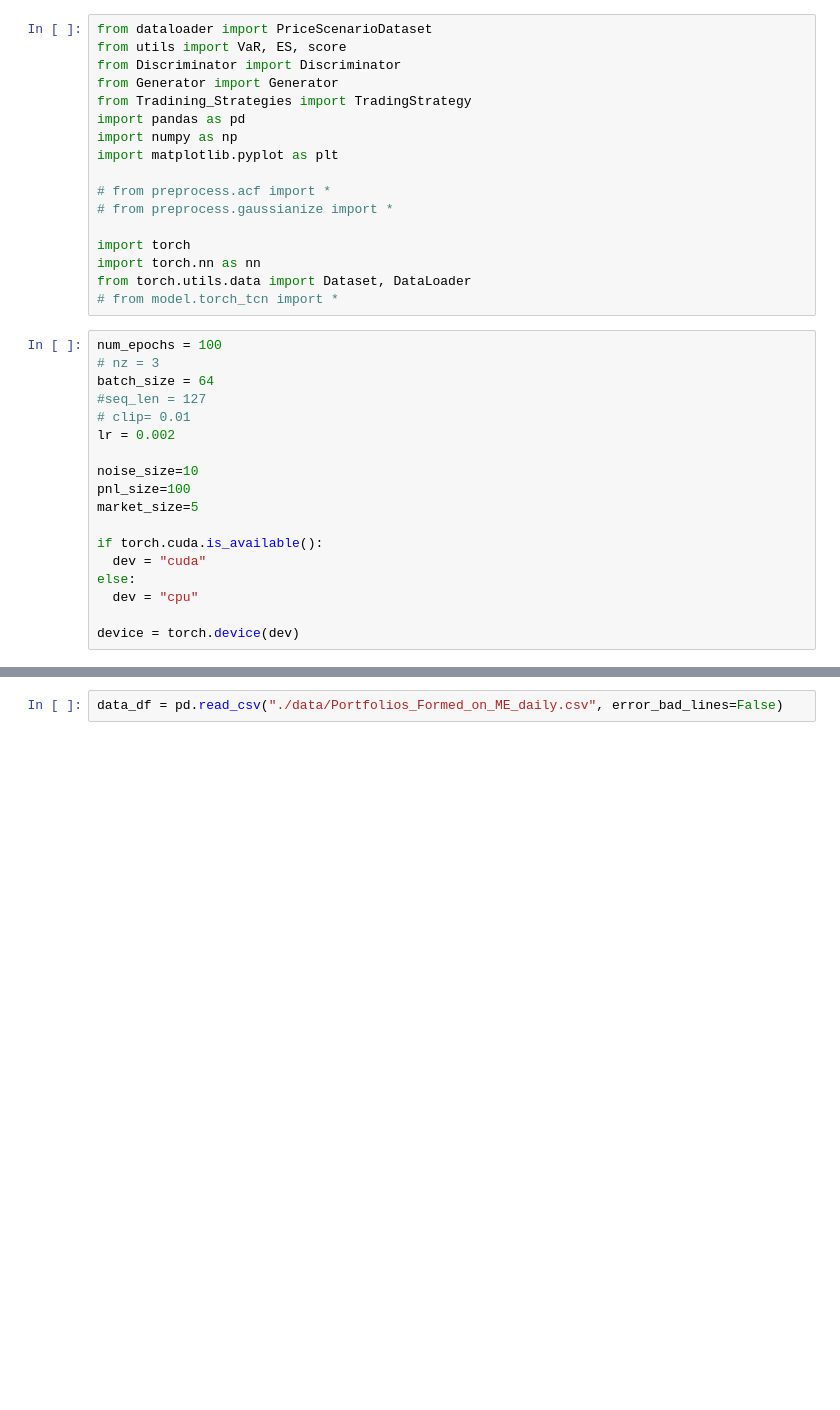
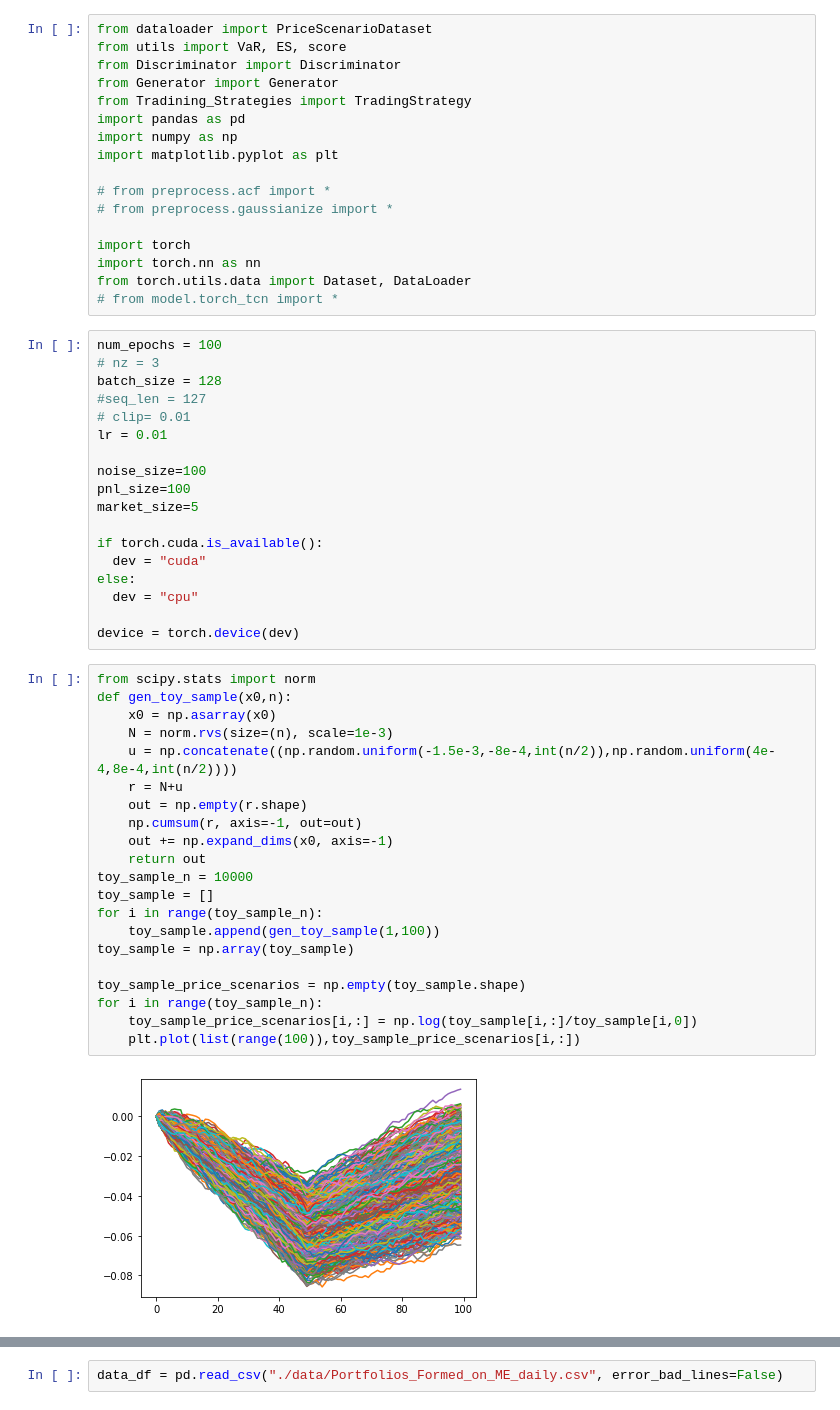
Before and after one commit to MaxGniluynehc/STAT906-Project, a Jupyter notebook: final_project_stat906.ipynb, the cells around one changed output, grey strips where cells are left out. Cells and saved outputs as stored; diff of their text form; blank space fills up the shorter version.

Commit message:
train on toy samples

```diff
--- a/final_project_stat906.ipynb
+++ b/final_project_stat906.ipynb
@@ -18,12 +18,12 @@ from torch.utils.data import Dataset, DataLoader
 # %%
 num_epochs = 100
 # nz = 3
-batch_size = 64
+batch_size = 128
 #seq_len = 127
 # clip= 0.01
-lr = 0.002
+lr = 0.01
 
-noise_size=10
+noise_size=100
 pnl_size=100
 market_size=5
 
@@ -33,3 +33,26 @@ else:
   dev = "cpu"
 
 device = torch.device(dev)
+# %%
+from scipy.stats import norm
+def gen_toy_sample(x0,n):
+    x0 = np.asarray(x0)
+    N = norm.rvs(size=(n), scale=1e-3)
+    u = np.concatenate((np.random.uniform(-1.5e-3,-8e-4,int(n/2)),np.random.uniform(4e-4,8e-4,int(n/2))))
+    r = N+u
+    out = np.empty(r.shape)
+    np.cumsum(r, axis=-1, out=out)
+    out += np.expand_dims(x0, axis=-1)
+    return out
+toy_sample_n = 10000
+toy_sample = []
+for i in range(toy_sample_n):
+    toy_sample.append(gen_toy_sample(1,100))
+toy_sample = np.array(toy_sample)
+
+toy_sample_price_scenarios = np.empty(toy_sample.shape)
+for i in range(toy_sample_n):
+    toy_sample_price_scenarios[i,:] = np.log(toy_sample[i,:]/toy_sample[i,0])
+    plt.plot(list(range(100)),toy_sample_price_scenarios[i,:])
+# %% [output]
+[figure, added]
```
Also changed, not shown: parts of 27 cells of this notebook, 4 other files.
